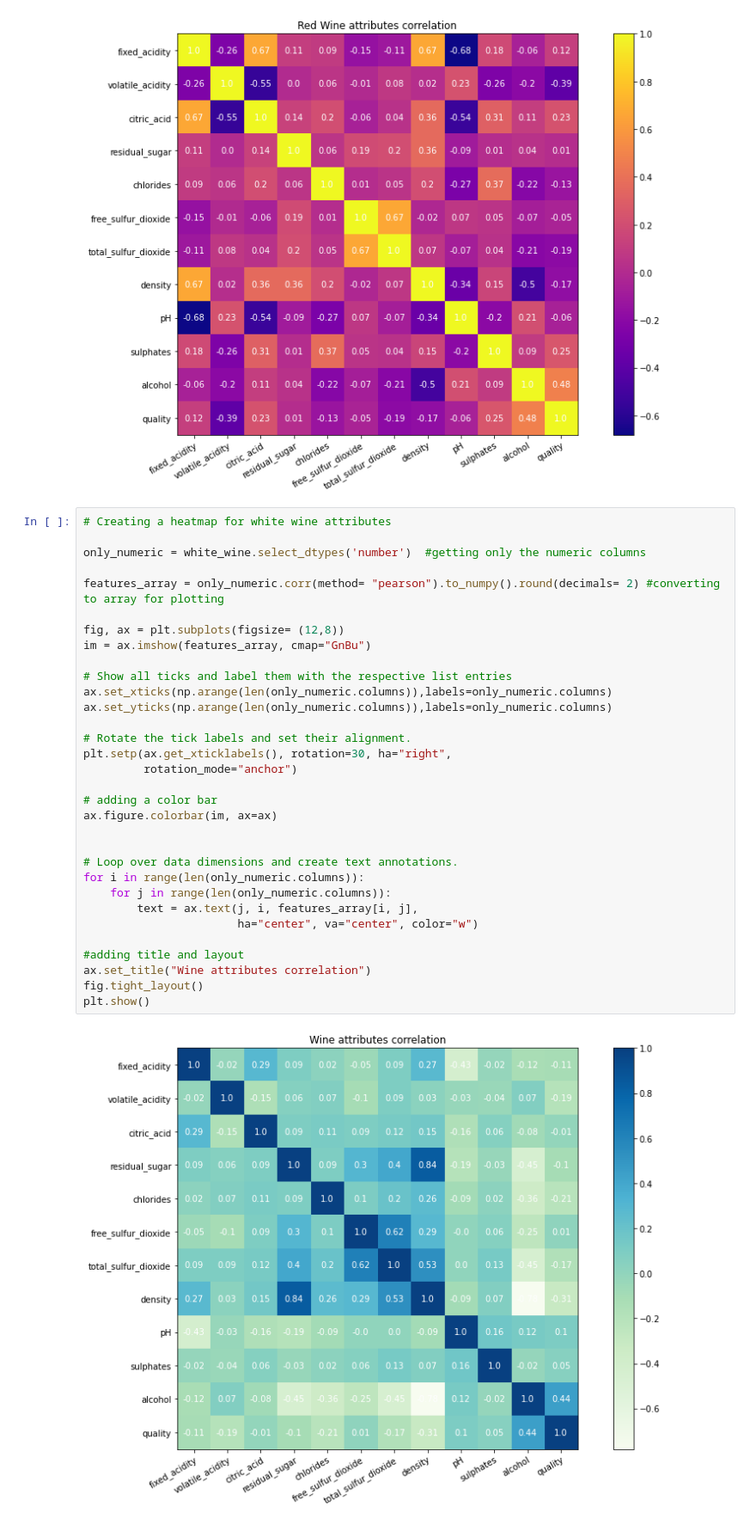
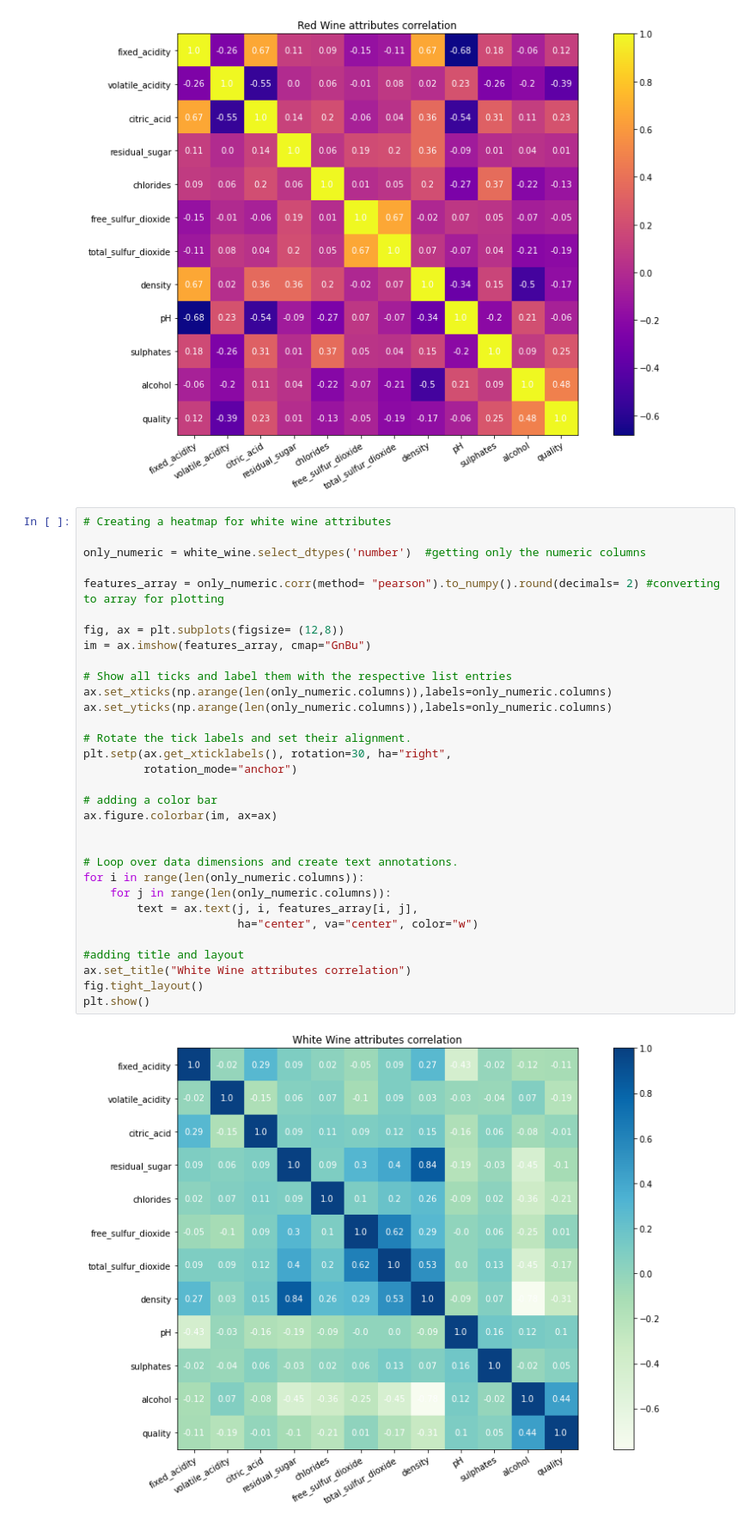
Before and after one commit to GitKPAN/4_BlueBerry-Winery, a Jupyter notebook: Blue_Berry_Winery.ipynb, the cells around one changed output. Shown at 86% size. Saved outputs shown, nothing was run; the diff lists cells and outputs as text.

```diff
--- a/Blue_Berry_Winery.ipynb
+++ b/Blue_Berry_Winery.ipynb
@@ -1357,35 +1359,35 @@ plt.show()
 
 only_numeric = white_wine.select_dtypes('number')  #getting only the numeric columns
 
 features_array = only_numeric.corr(method= "pearson").to_numpy().round(decimals= 2) #converting to array for plotting
 
 fig, ax = plt.subplots(figsize= (12,8))
 im = ax.imshow(features_array, cmap="GnBu")
 
 # Show all ticks and label them with the respective list entries
 ax.set_xticks(np.arange(len(only_numeric.columns)),labels=only_numeric.columns)
 ax.set_yticks(np.arange(len(only_numeric.columns)),labels=only_numeric.columns)
 
 # Rotate the tick labels and set their alignment.
 plt.setp(ax.get_xticklabels(), rotation=30, ha="right",
          rotation_mode="anchor")
 
 # adding a color bar
 ax.figure.colorbar(im, ax=ax)
 
 
 # Loop over data dimensions and create text annotations.
 for i in range(len(only_numeric.columns)):
     for j in range(len(only_numeric.columns)):
         text = ax.text(j, i, features_array[i, j],
                        ha="center", va="center", color="w")
 
 #adding title and layout
-ax.set_title("Wine attributes correlation")
+ax.set_title("White Wine attributes correlation")
 fig.tight_layout()
 plt.show()
 # %% [output]
-[figure, old version]
+[figure, new version]
 # %%
 fig = plt.figure(figsize= (10,10))
 gs = GridSpec(5,4)
```
Also changed, not shown: parts of 8 cells of this notebook, 1 other file.
